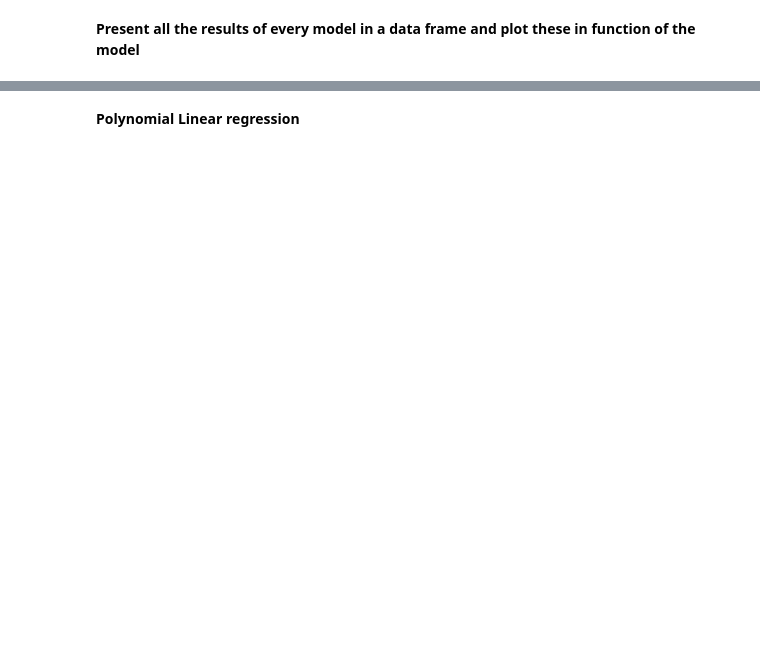
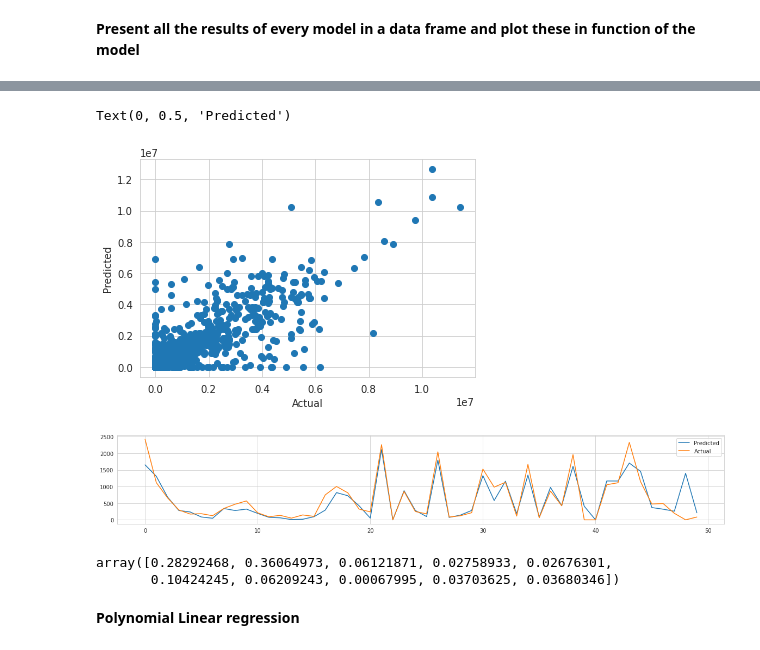
Before and after one commit to divakarkumar424/Bike-Sharing-Demand-Prediction, a Jupyter notebook: Bike_Sharing_Demand_Prediction_Capstone_Project.ipynb, the cells around one changed output, grey strips where cells are left out. Drawn from its saved outputs; the diff is of its cells as text; code cells hidden in the pictures; blank space fills up the shorter version.

```diff
--- a/Bike_Sharing_Demand_Prediction_Capstone_Project.ipynb
+++ b/Bike_Sharing_Demand_Prediction_Capstone_Project.ipynb
@@ -790,11 +785,0 @@ X_test_Scaled=scalerTest.transform(X_test)
-# %%
-decisionTree = DecisionTreeRegressor()
-
-param = {'max_depth' : [1,4,5,6,7,10,15,20,8]}
-
-gridSearch_decisionTree=GridSearchCV(decisionTree,param,scoring='r2',cv=6)
-gridSearch_decisionTree.fit(X_train_Scaled,y_train)
-
-
-best_DecisionTree=gridSearch_decisionTree.best_estimator_
-bestDecisionTree_testScore=best_DecisionTree.score(X_test_Scaled,y_test)
@@ -827,0 +823,3 @@ dfVizModels.style.background_gradient(cmap=sns.light_palette("red", as_cmap=True
+# %%
+y_test_pred_decision = tree.predict(X_test)
+y_train_pred_decision = tree.predict(X_train)
@@ -828,2 +831,22 @@ dfVizModels.style.background_gradient(cmap=sns.light_palette("red", as_cmap=True
+# %%
+plt.scatter(np.square(y_test), np.square(y_test_pred_decision))
+plt.xlabel('Actual')
+plt.ylabel('Predicted')
+# %% [output]
+Text(0, 0.5, 'Predicted')
+[figure, added]
+# %%
+plt.figure(figsize=(20,3))
+plt.plot((y_test_pred_decision[100:150]))
+plt.plot((np.array(y_test[100:150])))
+plt.legend(["Predicted","Actual"])
+plt.show()
+# %% [output]
+[figure, added]
+# %%
+tree.feature_importances_
+# %% [output]
+array([0.28292468, 0.36064973, 0.06121871, 0.02758933, 0.02676301,
+       0.10424245, 0.06209243, 0.00067995, 0.03703625, 0.03680346])
 # %% [markdown]
 **Polynomial Linear regression**
```
Also changed, not shown: parts of 52 cells of this notebook.
